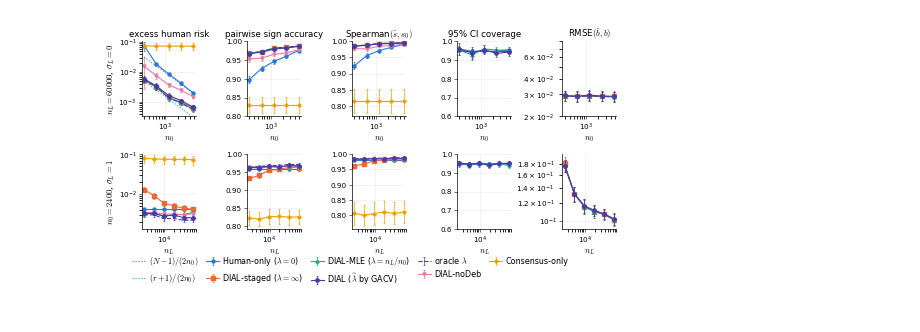
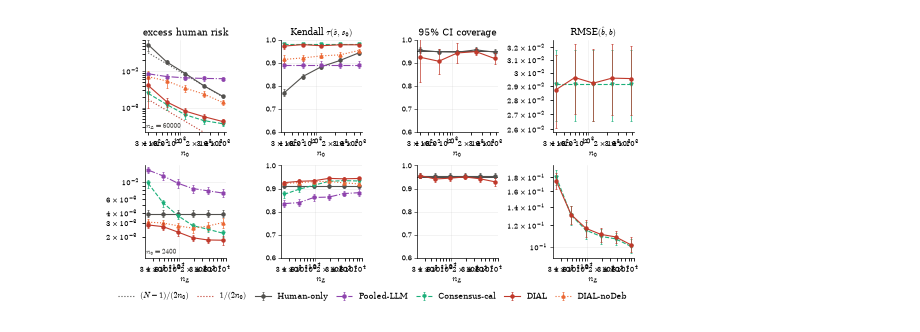
Before and after one commit to JinHongDu-Lab/DIAL, a Jupyter notebook: notebooks/1_simulation.ipynb, the cells around one changed output. Saved outputs shown, nothing was run; the diff lists cells and outputs as text; code cells hidden in the pictures.

```diff
--- a/notebooks/1_simulation.ipynb
+++ b/notebooks/1_simulation.ipynb
@@ -67,15 +34,11 @@ non-convergent (separation in a judge–item cell at the smallest LLM budgets);
 # %%
 frames = {}
-for cfg in ("main10", "app20"):
+for cfg in ("main10", "app20", "main10_mis"):
     path = REPO / "results" / "r1" / cfg / "rows.jsonl"
     if not path.exists():
-        print(f"{cfg}: no rows at {path}; run r1_main.py first")
-        continue
-    df = load(cfg, base=REPO)
-    agg = aggregate(df)
-    frames[cfg] = (df, agg)
-    n_seeds = df.seed.nunique()
+        print(f"{cfg}: no rows at {path}; run r1_main.py first"); continue
+    df = load(cfg, base=REPO); agg = aggregate(df); frames[cfg] = (df, agg)
     n_irr = int(df[df.irregular][["row", "n_L", "n_0", "seed"]].drop_duplicates().shape[0])
-    print(f"{cfg}: N={int(df.N.iloc[0])}, K={int(df.K.iloc[0])}, r={int(df.r.iloc[0])}, seeds={n_seeds}, "
-          f"cells={df[['row','n_L','n_0']].drop_duplicates().shape[0]}, irregular replications excluded={n_irr}")
+    print(f"{cfg}: N={int(df.N.iloc[0])}, K={int(df.K.iloc[0])}, r={int(df.r.iloc[0])}, c_v_sd={df.c_v_sd.iloc[0]}, seeds={df.seed.nunique()}, "
+          f"cells={df[['row','n_L','n_0']].drop_duplicates().shape[0]}, irregular replications excluded={n_irr}, failed rows={int(df.get('error', pd.Series(dtype=object)).notna().sum()) if 'error' in df else 0}")
 # %% [output]
@@ -90,10 +52,9 @@ clipped by the axis.
 # %%
-def draw(agg, N, r, out, seeds):
-    mpl.rcParams.update({"font.size": 6, "axes.titlesize": 6.2, "axes.labelsize": 6, "xtick.labelsize": 5.2,
-                         "ytick.labelsize": 5.2, "legend.fontsize": 5.8, "axes.linewidth": 0.5,
-                         "xtick.major.width": 0.4, "ytick.major.width": 0.4, "xtick.major.size": 2,
-                         "ytick.major.size": 2, "mathtext.fontset": "cm"})
-    fig, axes = plt.subplots(2, 5, figsize=(5.5, 2.75))
+def draw(agg, N, r, out, seeds, methods, theory_dims, extra=()):
+    mpl.rcParams.update({"font.size": 6, "axes.titlesize": 6.2, "axes.labelsize": 6, "xtick.labelsize": 5.2, "ytick.labelsize": 5.2, "legend.fontsize": 5.8,
+                         "axes.linewidth": 0.5, "xtick.major.width": 0.4, "ytick.major.width": 0.4, "xtick.major.size": 2, "ytick.major.size": 2, "mathtext.fontset": "cm",
+                         "font.family": "serif"})
+    fig, axes = plt.subplots(2, len(PANELS), figsize=(5.5, 2.75))
     ms, lw, cs, elw = 2.2, 0.8, 1.0, 0.5
     for ri, (row, xcol, xlabel) in enumerate([("n0", "n_0", "$n_0$"), ("nL", "n_L", "$n_L$")]):
         d = agg[agg.row == row]
@@ -101,50 +62,38 @@ def draw(agg, N, r, out, seeds):
             ax = axes[ri, ci]
             if col == "excess" and row == "n0":
                 x = np.array(sorted(d.n_0.unique()), float)
-                ax.plot(x, (N - 1) / (2 * x), ":", color=STYLE["human_only"]["color"], lw=lw, label="$(N-1)/(2n_0)$")
-                ax.plot(x, (r + 1) / (2 * x), ":", color=STYLE["dial_mle"]["color"], lw=lw, label="$(r+1)/(2n_0)$")
-            for m, st in STYLE.items():
+                for dim, lab, color in theory_dims:
+                    ax.plot(x, dim / (2 * x), ":", color=color, lw=lw, label=lab)
+            for m in list(methods) + list(extra):
                 s_ = d[d.method == m].sort_values(xcol)
+                if s_.empty: continue
                 y = s_[f"{col}_mean"].values
-                if np.all(np.isnan(y)):
-                    continue
-                ax.errorbar(s_[xcol], y, yerr=1.96 * s_[f"{col}_se"].values, color=st["color"], marker=st.get("marker"),
-                            ms=ms, ls=st.get("ls", "-"), lw=lw, elinewidth=elw, capsize=cs, capthick=elw,
-                            label=st["label"], zorder=3 if m == "dial" else 2)
-            if col == "cov_s":
-                ax.axhline(0.95, color="k", lw=0.5, zorder=1)
-                ax.set_ylim(0.6, 1.0)
-            if col in ("sign_acc", "spearman"):
-                ax.set_ylim(min(0.8, ax.get_ylim()[0]), 1.0)
-            if col == "b_rmse" and row == "n0":
-                ax.set_ylim(0.02, 0.08)
+                if np.all(np.isnan(y)): continue
+                st = plot_kwargs(m); mk = st.pop("marker", None); st.pop("lw", None)
+                ax.errorbar(s_[xcol], y, yerr=1.96 * s_[f"{col}_se"].values, marker=mk, ms=ms, lw=lw, elinewidth=elw, capsize=cs, capthick=elw,
+                            label=LABEL[m], zorder=3 if m == "dial_mu" else 2, **st)
+            if col == "cov_s": ax.axhline(0.95, color="k", lw=0.5, zorder=1); ax.set_ylim(0.6, 1.0)
+            if col == "kendall": ax.set_ylim(min(0.6, ax.get_ylim()[0]), 1.0)
             if col == "excess":
-                ax.set_ylim(np.nanmin(d[f"{col}_mean"].values) * 0.6, ax.get_ylim()[1])
+                lo = np.nanmin(d[d.method.isin(methods)][f"{col}_mean"].values); ax.set_ylim(lo * 0.6, ax.get_ylim()[1])
             ax.set_xscale("log")
-            if logy:
-                ax.set_yscale("log")
+            if logy: ax.set_yscale("log")
             ax.set_xlabel(xlabel, labelpad=1)
-            if ri == 0:
-                ax.set_title(title, pad=3)
-            ax.grid(alpha=0.25, which="major", lw=0.4)
-            ax.tick_params(pad=1.5)
-            for sp in ("top", "right"):
-                ax.spines[sp].set_visible(False)
+            if ri == 0: ax.set_title(title, pad=3)
+            ax.grid(alpha=0.25, which="major", lw=0.4); ax.tick_params(pad=1.5)
+            for sp in ("top", "right"): ax.spines[sp].set_visible(False)
         fixed = f"$n_L={int(d.n_L.iloc[0])}$" if row == "n0" else f"$n_0={int(d.n_0.iloc[0])}$"
-        sig = float(d.sigma_L.iloc[0])
-        axes[ri, 0].annotate(rf"{fixed}, $\sigma_L={sig:g}$", xy=(-0.55, 0.5), xycoords="axes fraction",
-                             rotation=90, va="center", ha="center", fontsize=6.2)
+        axes[ri, 0].annotate(fixed, xy=(0.02, 0.04), xycoords="axes fraction", fontsize=5.2, color=INK_SOFT)
     h, l = axes[0, 0].get_legend_handles_labels()
-    fig.legend(h, l, loc="lower center", ncol=5, frameon=False, bbox_to_anchor=(0.5, -0.005),
-               handlelength=1.6, columnspacing=1.0, handletextpad=0.4)
-    fig.tight_layout(rect=(0.02, 0.10, 1, 1.0), w_pad=0.6, h_pad=0.8)
-    fig.savefig(out.with_suffix(".pdf"))
-    fig.savefig(out.with_suffix(".png"), dpi=300)
-    print(f"wrote {out.with_suffix('.pdf').relative_to(REPO)}  ({seeds} replications)")
+    fig.legend(h, l, loc="lower center", ncol=min(len(l), 8), frameon=False, bbox_to_anchor=(0.5, -0.06), handlelength=2.0, columnspacing=1.0)
+    fig.tight_layout(w_pad=0.6, h_pad=0.6)
+    fig.savefig(out, bbox_inches="tight"); fig.savefig(out.with_suffix(".png"), dpi=200, bbox_inches="tight")
+    print("saved", out, f"({seeds} seeds)")
     return fig
 
-
-for cfg, (df, agg) in frames.items():
-    fig = draw(agg, int(df.N.iloc[0]), int(df.r.iloc[0]), FIGURES / f"r1_{cfg}", df.seed.nunique())
-    plt.show()
+for cfg in ("main10", "app20"):
+    if cfg not in frames: continue
+    df, agg = frames[cfg]; N, r = int(df.N.iloc[0]), int(df.r.iloc[0])
+    theory = [(N - 1, "$(N-1)/(2n_0)$", STYLE["human_only"]["color"]), (1, "$1/(2n_0)$", STYLE["dial_mu"]["color"])]
+    fig = draw(agg, N, r, FIGURES / f"r1_{cfg}.pdf", df.seed.nunique(), PRESENTED, theory); plt.show()
 # %% [output]
@@ -154 +103 @@ wrote figures/r1_app20.pdf  (50 replications)
-[figure, old version]
+[figure, new version]
```
Also changed, not shown: parts of 16 cells of this notebook, 26 other files.
